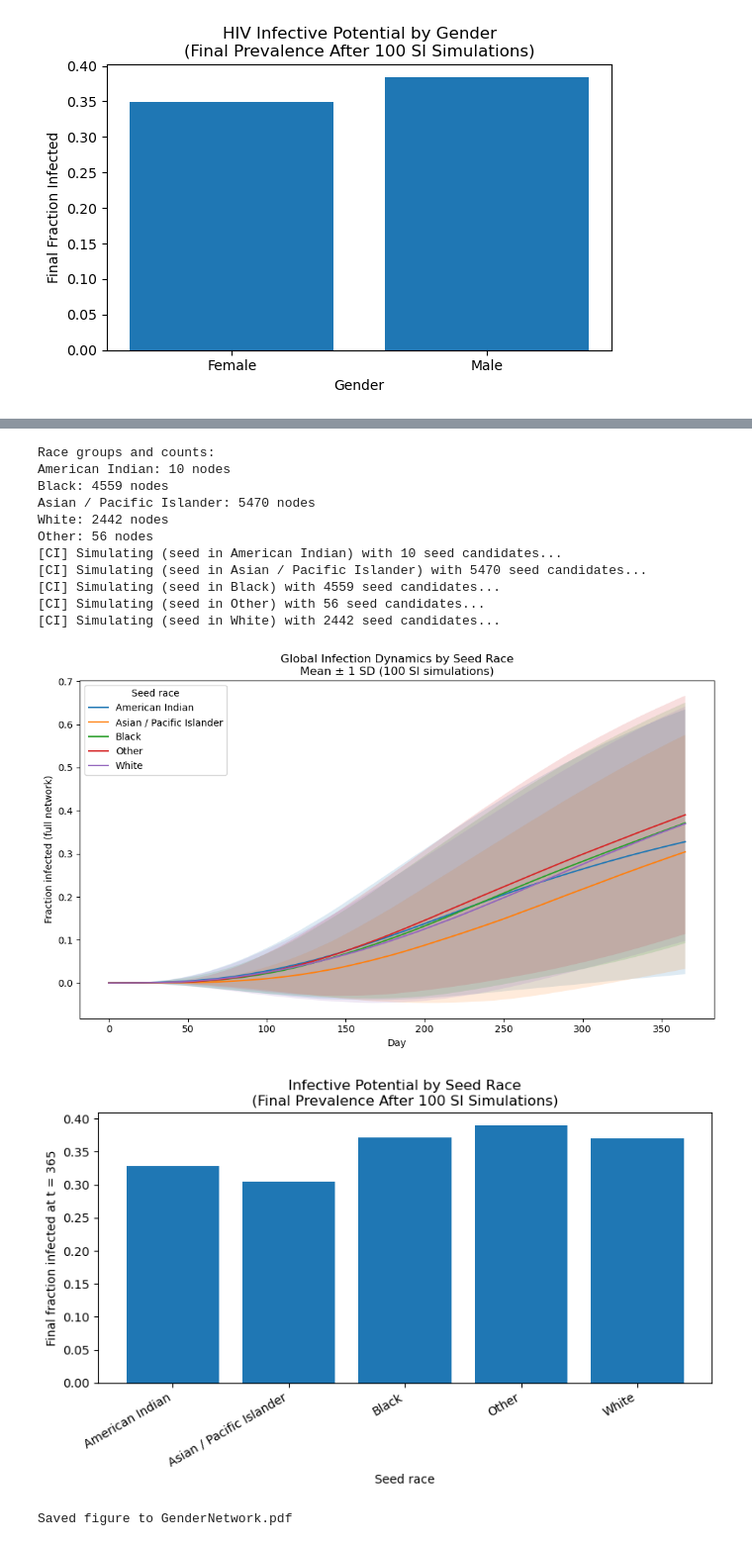
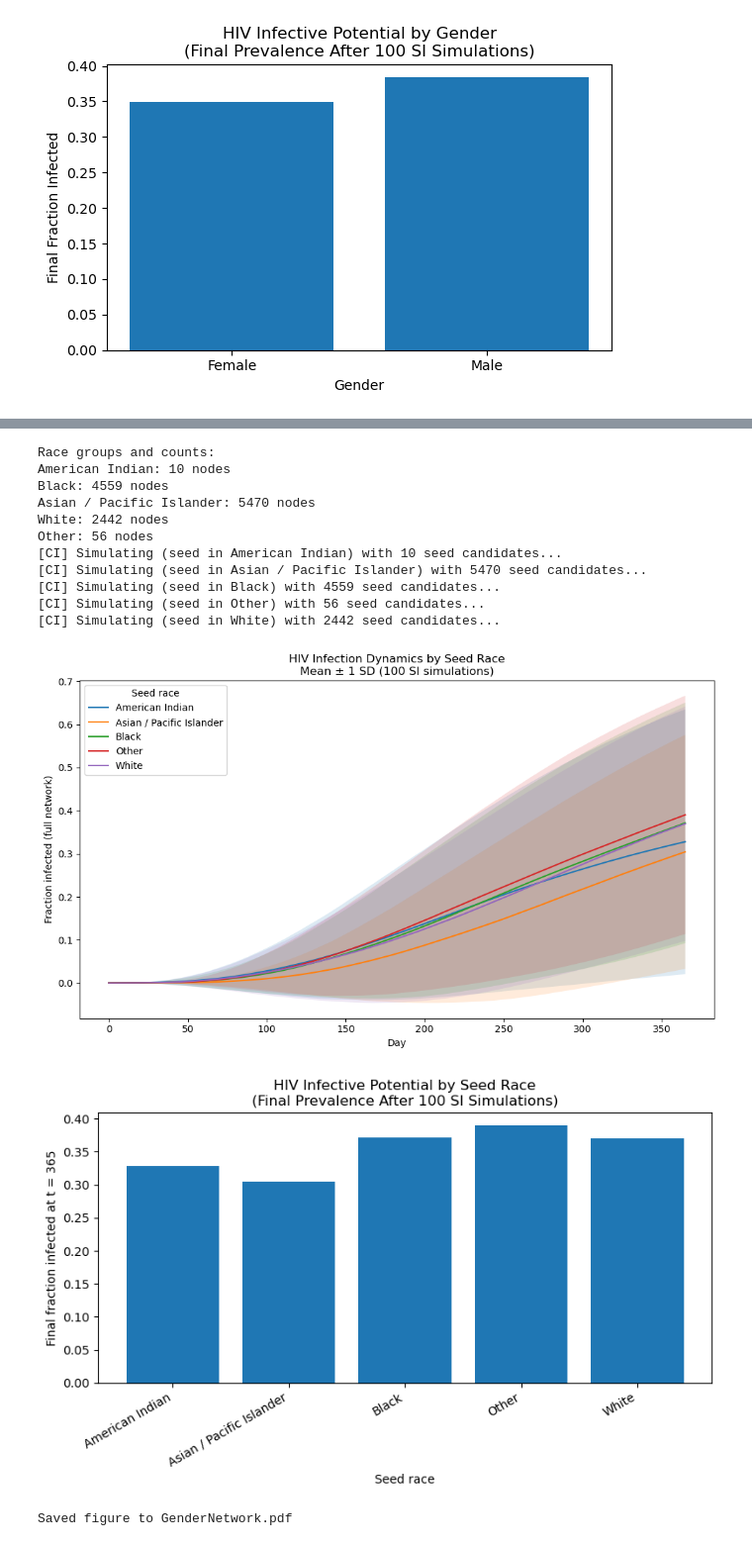
Before and after one commit to pmehta17/hiv-spread, a Jupyter notebook: Project_v2.ipynb, the cells around one changed output, grey strips where cells are left out. Shown at 99% size. Cells and saved outputs as stored; diff of their text form; code cells hidden in the pictures.

```diff
--- a/Project_v2.ipynb
+++ b/Project_v2.ipynb
@@ -829,7 +758,7 @@ for label in sorted(race_mean.keys()):
 
 plt.xlabel("Day")
 plt.ylabel("Fraction infected (full network)")
-plt.title("Global Infection Dynamics by Seed Race\nMean ± 1 SD (100 SI simulations)")
+plt.title("HIV Infection Dynamics by Seed Race\nMean ± 1 SD (100 SI simulations)")
 plt.legend(title="Seed race")
 plt.tight_layout()
 plt.savefig("Race_InfectionDynamics_Error.pdf", dpi=1000)
@@ -840,36 +769,36 @@ plt.show()
 # 4. Bar plot: infective potential by race
 # ============================================
 race_final = {
     label: race_mean[label][-1]   # final-day prevalence
     for label in race_mean
 }
 
 labels = list(race_final.keys())
 values = [race_final[label] for label in labels]
 
 plt.figure(figsize=(8, 5))
 plt.bar(labels, values)
 plt.xlabel("Seed race")
 plt.ylabel("Final fraction infected at t = 365")
-plt.title("Infective Potential by Seed Race\n(Final Prevalence After 100 SI Simulations)")
+plt.title("HIV Infective Potential by Seed Race\n(Final Prevalence After 100 SI Simulations)")
 plt.xticks(rotation=30, ha="right")
 plt.tight_layout()
 plt.savefig("Race_InfectionDynamics_BarGraph.pdf", dpi=1000)
 plt.show()
 # %% [output]
 Race groups and counts:
 American Indian: 10 nodes
 Black: 4559 nodes
 Asian / Pacific Islander: 5470 nodes
 White: 2442 nodes
 Other: 56 nodes
 [CI] Simulating (seed in American Indian) with 10 seed candidates...
 [CI] Simulating (seed in Asian / Pacific Islander) with 5470 seed candidates...
 [CI] Simulating (seed in Black) with 4559 seed candidates...
 [CI] Simulating (seed in Other) with 56 seed candidates...
 [CI] Simulating (seed in White) with 2442 seed candidates...
-[figure, old version]
+[figure, new version]
-[figure, old version]
+[figure, new version]
 # %%
 import matplotlib.pyplot as plt
 import networkx as nx
```
Also changed, not shown: parts of 3 cells of this notebook.
